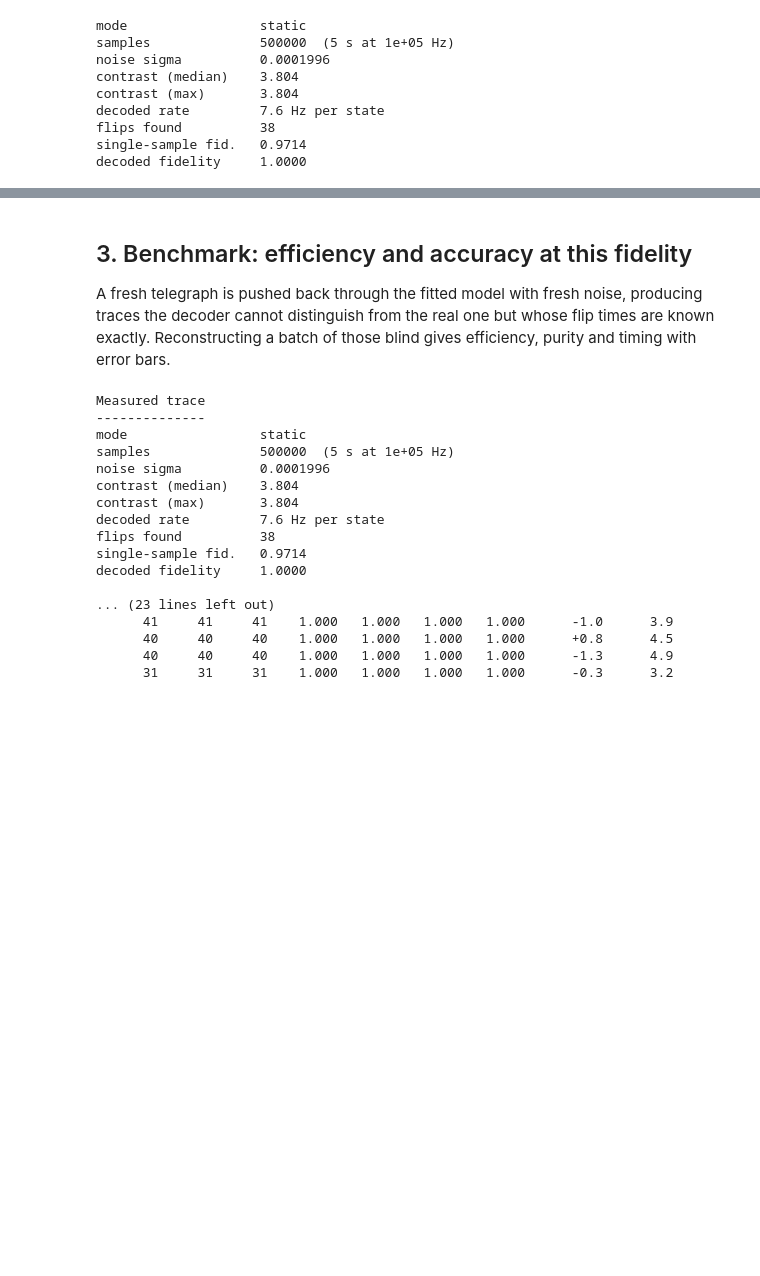
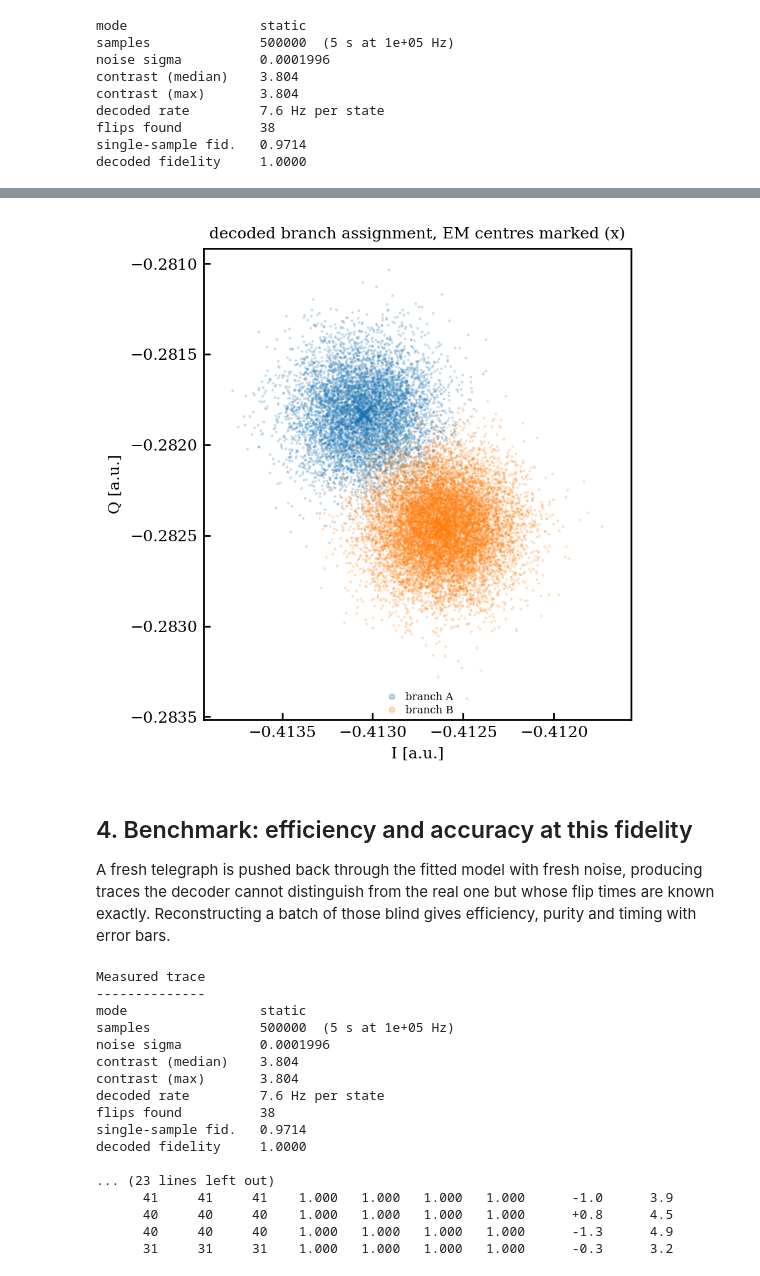
Before and after one commit to WashU-Astroparticle-Lab/qpd, a Jupyter notebook: notebooks/reconstruction_evaluation.ipynb, the cells around one changed output, grey strips where cells are left out. Saved outputs shown, nothing was run; the diff lists cells and outputs as text; code cells hidden in the pictures; blank space fills up the shorter version.

```diff
--- a/notebooks/reconstruction_evaluation.ipynb
+++ b/notebooks/reconstruction_evaluation.ipynb
@@ -88,5 +250,12 @@ decoded fidelity     1.0000
+# %%
+fig, ax = plot_iq_plane(iq, branch=fid.result.branch, model=blobs,
+                        figsize=(4.6, 4.4))
+ax.set_title("decoded branch assignment, EM centres marked (x)", fontsize=9)
+plt.show()
+# %% [output]
+[figure, added]
 # %% [markdown]
-## 3. Benchmark: efficiency and accuracy at this fidelity
+## 4. Benchmark: efficiency and accuracy at this fidelity
 
 A fresh telegraph is pushed back through the fitted model with fresh noise,
 producing traces the decoder cannot distinguish from the real one but whose
```
Also changed, not shown: parts of 17 cells of this notebook.
